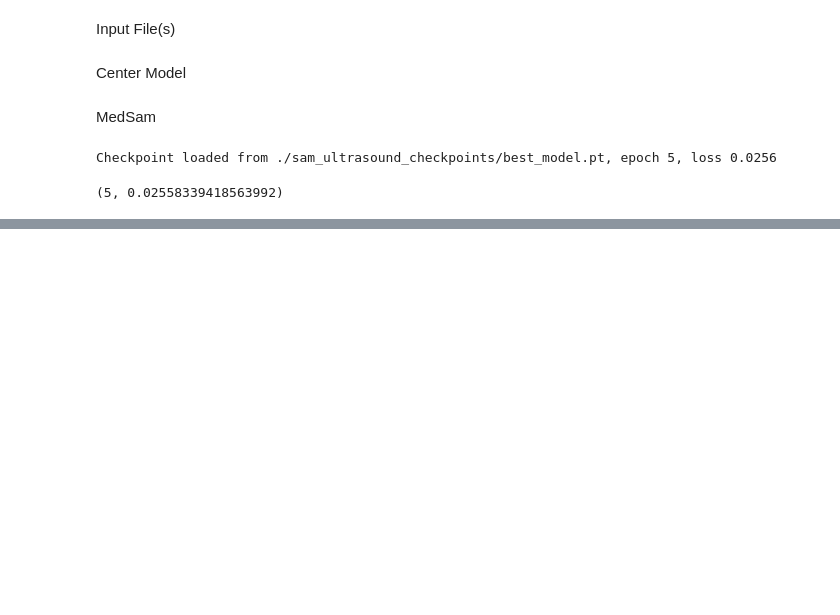
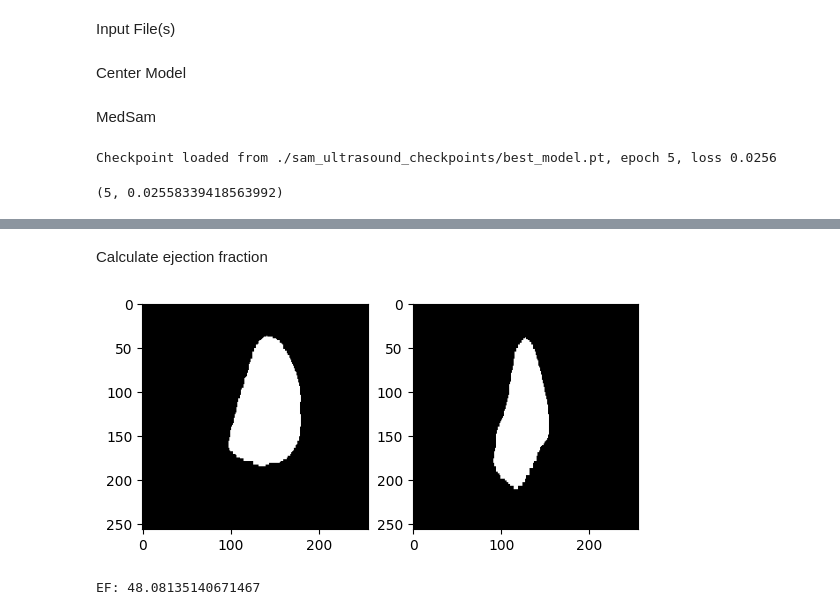
Before and after one commit to Benonsen/medivs2_project, a Jupyter notebook: pipeline.ipynb, the cells around one changed output, grey strips where cells are left out. Saved outputs shown, nothing was run; the diff lists cells and outputs as text; code cells hidden in the pictures; blank space fills up the shorter version.

```diff
--- a/pipeline.ipynb
+++ b/pipeline.ipynb
@@ -189,0 +190,18 @@ visualizePreds(img1Tensor, pred_masks[0].squeeze(), coords1)
+# %% [markdown]
+Calculate ejection fraction
+# %%
+#prep data
+def prepMask(predMask):
+    medsam_seg_prob = torch.sigmoid(predMask).numpy()
+
+    if len(medsam_seg_prob.shape) == 3:
+        mask_2d = medsam_seg_prob[0]
+    else:
+        mask_2d = medsam_seg_prob
+
+    binaryMask = (mask_2d > 0.5).astype(np.uint8) * 255
+
+    return binaryMask
+
+mask1 = prepMask(pred_masks[0].squeeze())
+mask2 = prepMask(pred_masks[1].squeeze())
@@ -189,0 +310,18 @@ visualizePreds(img1Tensor, pred_masks[0].squeeze(), coords1)
+# %%
+#close gaps in mask
+
+kernel = np.ones((5,5),np.uint8)
+mask1closed = cv2.morphologyEx(mask1, cv2.MORPH_CLOSE, kernel)
+mask2closed = cv2.morphologyEx(mask2, cv2.MORPH_CLOSE, kernel)
+
+plt.subplot(1, 2, 1)
+plt.imshow(mask1closed, cmap="gray")
+plt.subplot(1, 2, 2)
+plt.imshow(mask2closed, cmap="gray")
+plt.show()
+# %% [output]
+[figure, added]
+# %%
+print(f"EF: {calculate_ejection_fraction(mask1closed, mask2closed)*100}")
+# %% [output]
+EF: 48.08135140671467
```
Also changed, not shown: parts of 3 cells of this notebook.
